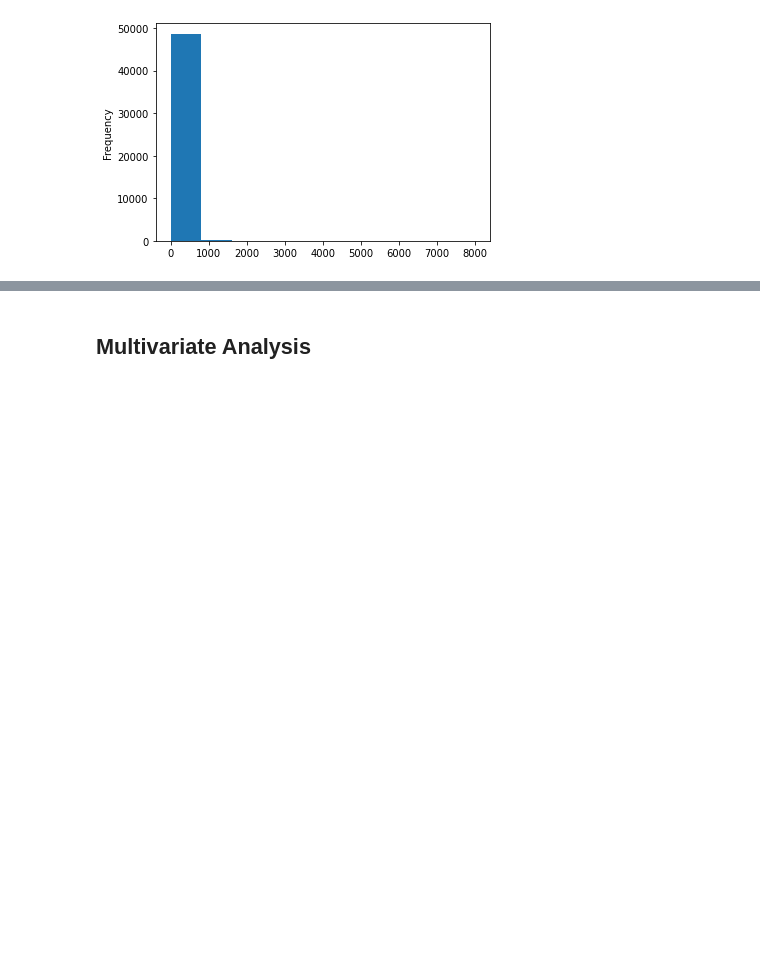
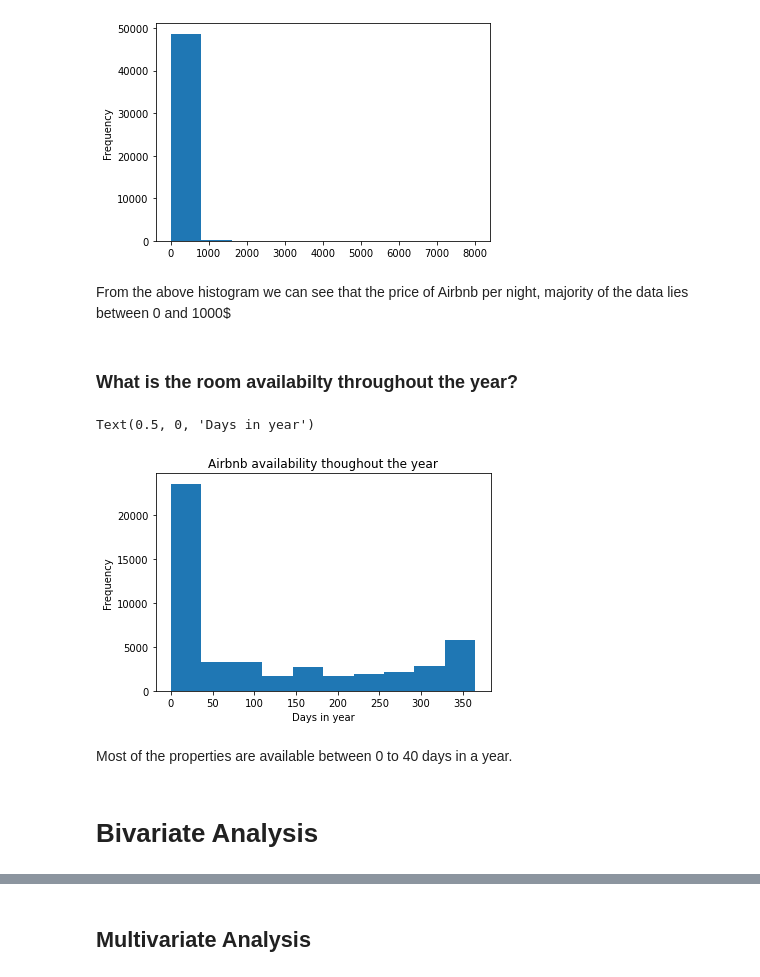
Before and after one commit to sidpatondikar/CAPSTONE-Airbnb-Booking-Analysis-Siddharth-Patondikar, a Jupyter notebook: Individual_notebook.ipynb, the cells around one changed output, grey strips where cells are left out. Saved outputs shown, nothing was run; the diff lists cells and outputs as text; code cells hidden in the pictures; blank space fills up the shorter version.

```diff
--- a/Individual_notebook.ipynb
+++ b/Individual_notebook.ipynb
@@ -296,3 +296,18 @@ See the caveats in the documentation: https://pandas.pydata.org/pandas-docs/stab
   df3['price_per_night'] = df3['price']/df3['minimum_nights']
 <Axes: ylabel='Frequency'>
 [figure]
+# %% [markdown]
+From the above histogram we can see that the price of Airbnb per night, majority of the data lies between 0 and 1000$
+# %% [markdown]
+### What is the room availabilty throughout the year?
+# %%
+df3['availability_365'].plot(kind='hist')
+plt.title("Airbnb availability thoughout the year")
+plt.xlabel("Days in year")
+# %% [output]
+Text(0.5, 0, 'Days in year')
+[figure, added]
+# %% [markdown]
+Most of the properties are available between 0 to 40 days in a year.
+# %% [markdown]
+# Bivariate Analysis
```
Also changed, not shown: parts of 23 cells of this notebook.
